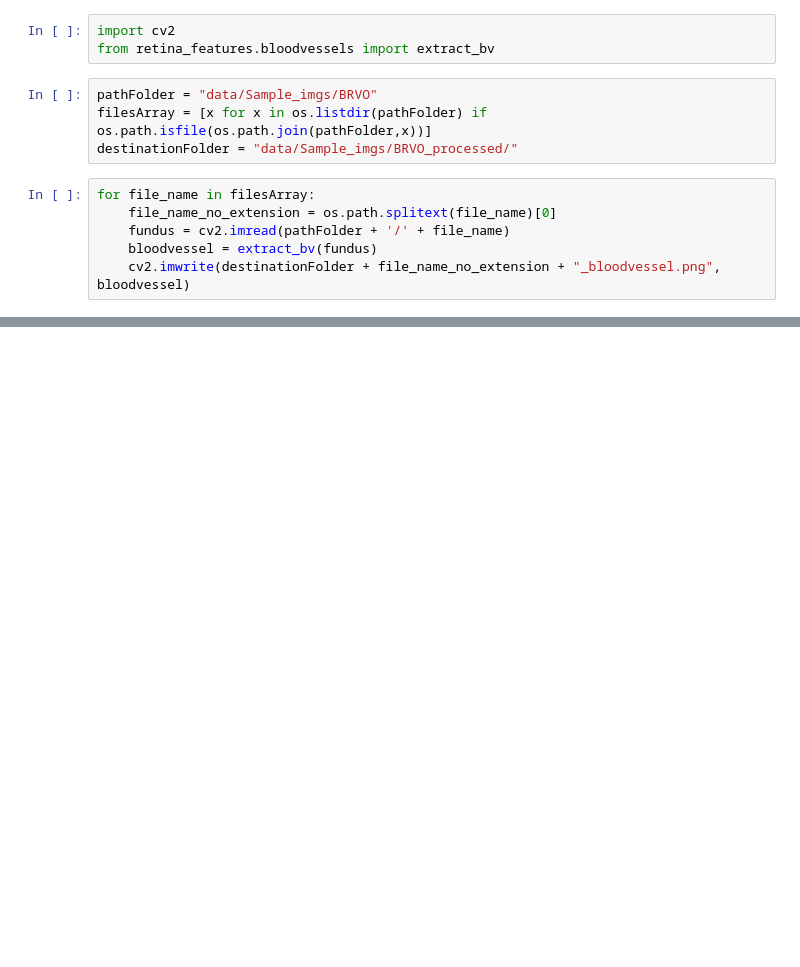
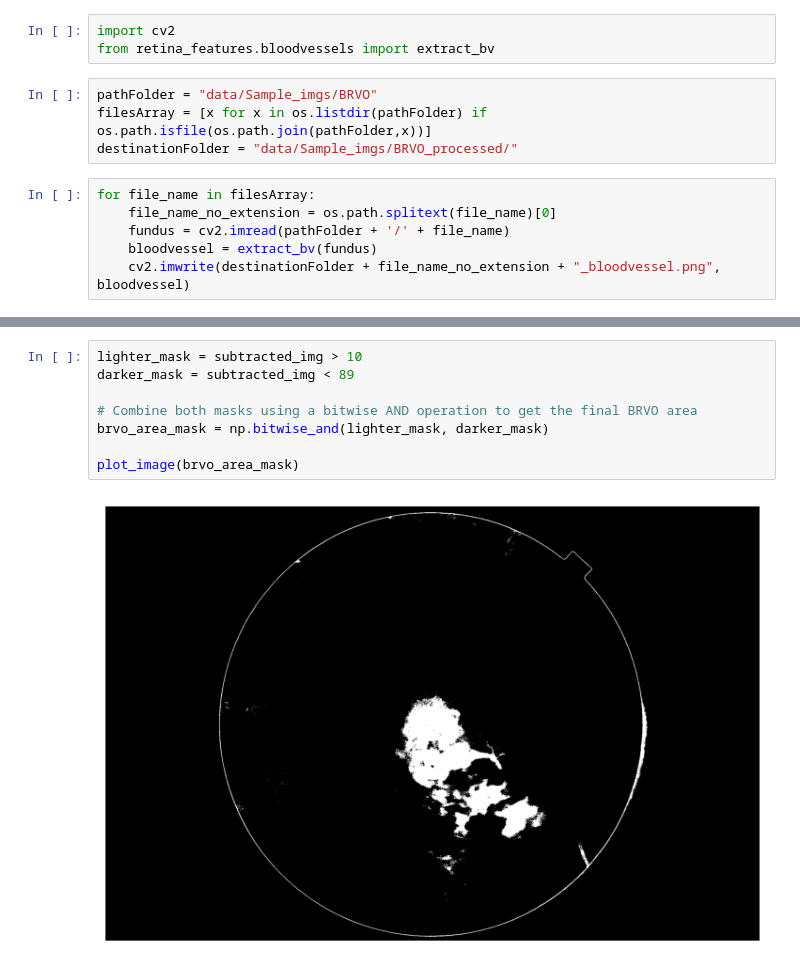
Before and after one commit to Spector3702/RetinalAnalysis, a Jupyter notebook: BRVO/process_brvo.ipynb, the cells around one changed output, grey strips where cells are left out. Drawn from its saved outputs; the diff is of its cells as text; blank space fills up the shorter version.

```diff
--- a/BRVO/process_brvo.ipynb
+++ b/BRVO/process_brvo.ipynb
@@ -29,0 +58,10 @@ for file_name in filesArray:
+# %%
+lighter_mask = subtracted_img > 10
+darker_mask = subtracted_img < 89
+
+# Combine both masks using a bitwise AND operation to get the final BRVO area
+brvo_area_mask = np.bitwise_and(lighter_mask, darker_mask)
+
+plot_image(brvo_area_mask)
+# %% [output]
+[figure, added]
```
Also changed, not shown: parts of 8 cells of this notebook, 1 other file.
